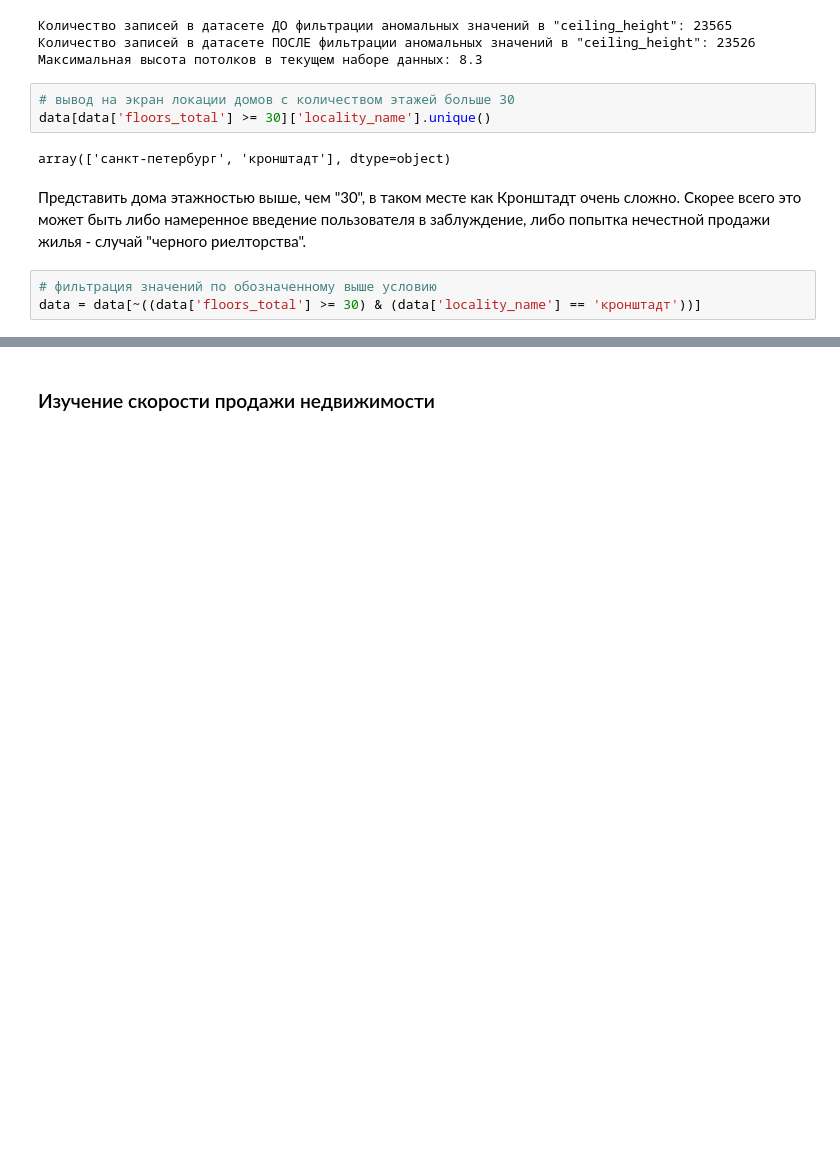
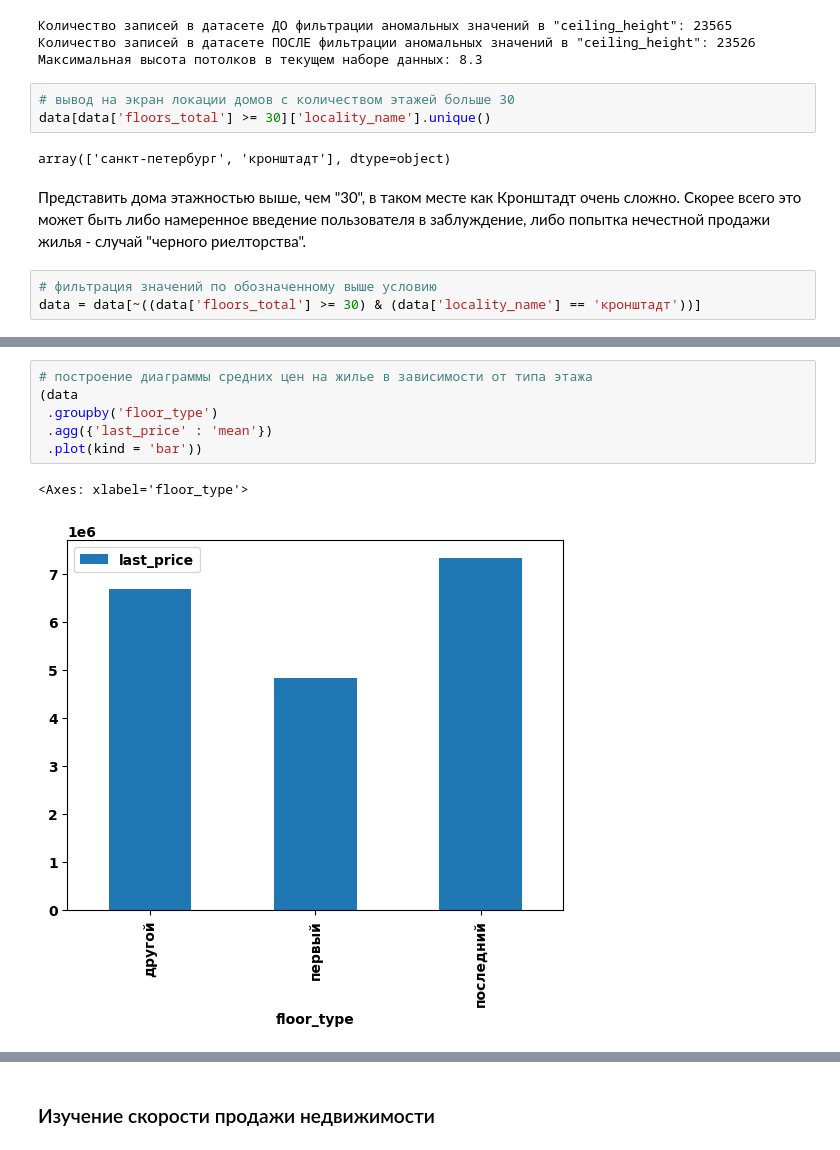
Before and after one commit to MrKostas/YandexPractikum_projects, a Jupyter notebook: notebooks/ThirdPetProject_EDA.ipynb, the cells around one changed output, grey strips where cells are left out. Drawn from its saved outputs; the diff is of its cells as text; blank space fills up the shorter version.

```diff
--- a/notebooks/ThirdPetProject_EDA.ipynb
+++ b/notebooks/ThirdPetProject_EDA.ipynb
@@ -607,0 +695,9 @@ data = data[~((data['floors_total'] >= 30) & (data['locality_name'] == 'крон
+# %%
+# построение диаграммы средних цен на жилье в зависимости от типа этажа
+(data
+ .groupby('floor_type')
+ .agg({'last_price' : 'mean'})
+ .plot(kind = 'bar'))
+# %% [output]
+<Axes: xlabel='floor_type'>
+[figure, added]
```
Also changed, not shown: parts of 20 cells of this notebook.
